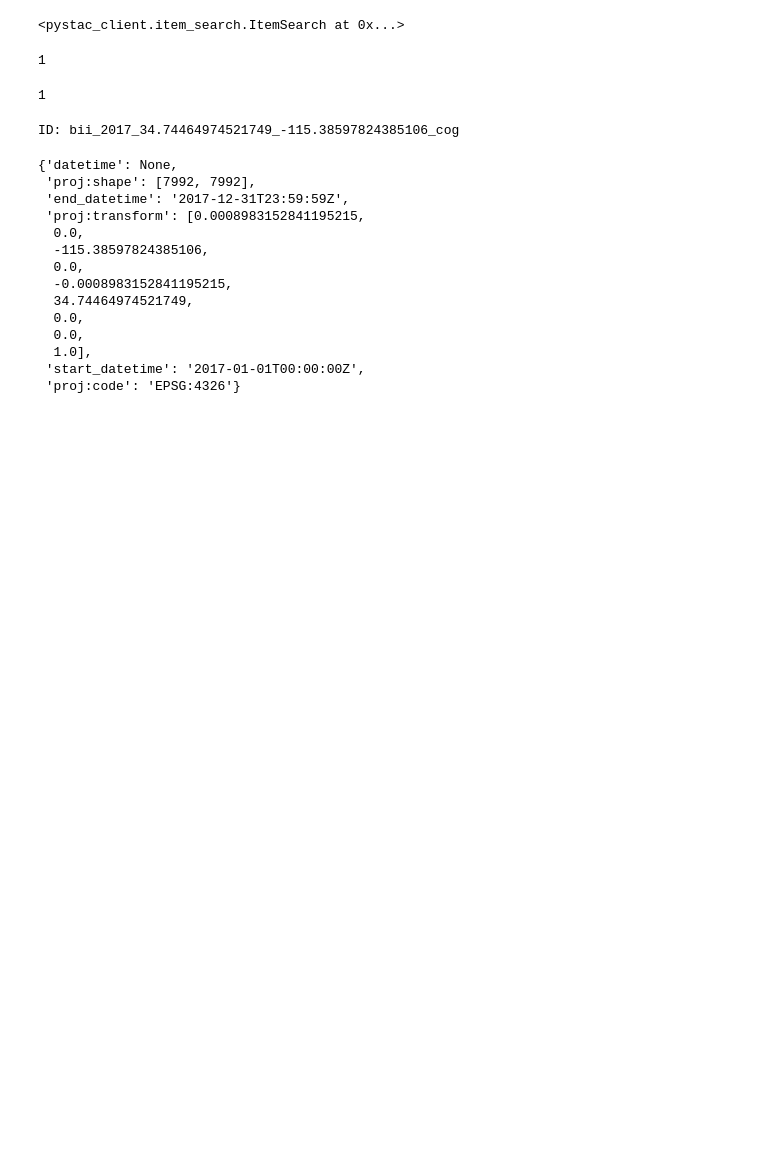
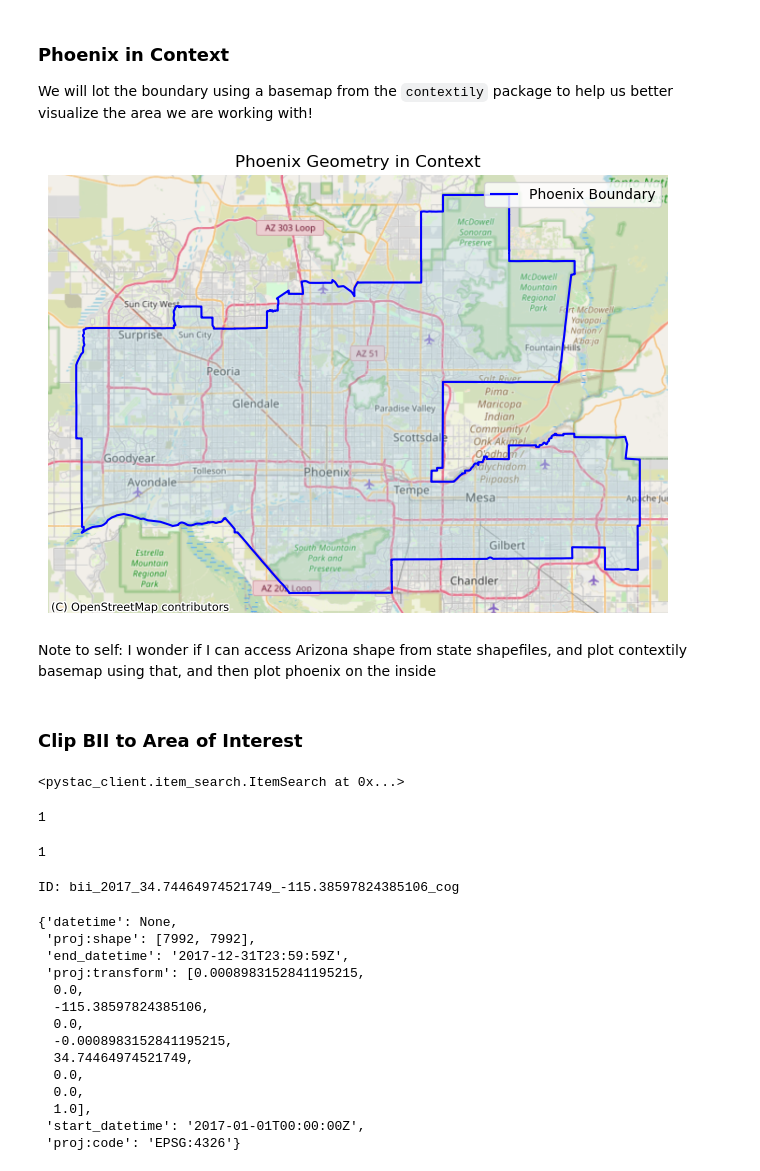
Before and after one commit to sofiasarak/biodiversity_phoenix, a Jupyter notebook: pheonix.ipynb, the cells around one changed output. Saved outputs shown, nothing was run; the diff lists cells and outputs as text; code cells hidden in the pictures; blank space fills up the shorter version.

```diff
--- a/pheonix.ipynb
+++ b/pheonix.ipynb
@@ -19,2 +209,38 @@ catalog = Client.open(
+# %% [markdown]
+### Phoenix in Context
+
+We will lot the boundary using a basemap from the `contextily` package to help us better visualize the area we are working with!
+# %%
+# Initialize plot
+fig, ax = plt.subplots(1, 1, figsize=(8, 6))
+
+# Plot phoenix_sub (fill)
+phoenix_sub.plot(ax = ax,
+                color = "lightblue",
+                alpha = 0.3)
+
+# Plot phoenix_sub (boundary)
+phoenix_sub.boundary.plot(ax=ax,
+                          color = "blue",
+                          label = "Phoenix Boundary")
+
+# Add basemap using contextily
+ctx.add_basemap(ax, source=ctx.providers.OpenStreetMap.Mapnik,
+               crs = phoenix_sub.crs)
+
+# Add legend (using labels from .plot()) and title
+plt.legend()
+plt.title('Phoenix Geometry in Context')
+
+# Turn of axes as they don't give us any beneficial information
+ax.axis('off')
+
+plt.show()
+# %% [output]
+[figure, added]
+# %% [markdown]
+Note to self: I wonder if I can access Arizona shape from state shapefiles, and plot contextily basemap using that, and then plot phoenix on the inside
+# %% [markdown]
+### Clip BII to Area of Interest
 # %%
 bii = catalog.get_child('io-biodiversity')
```
Also changed, not shown: parts of 36 cells of this notebook.
